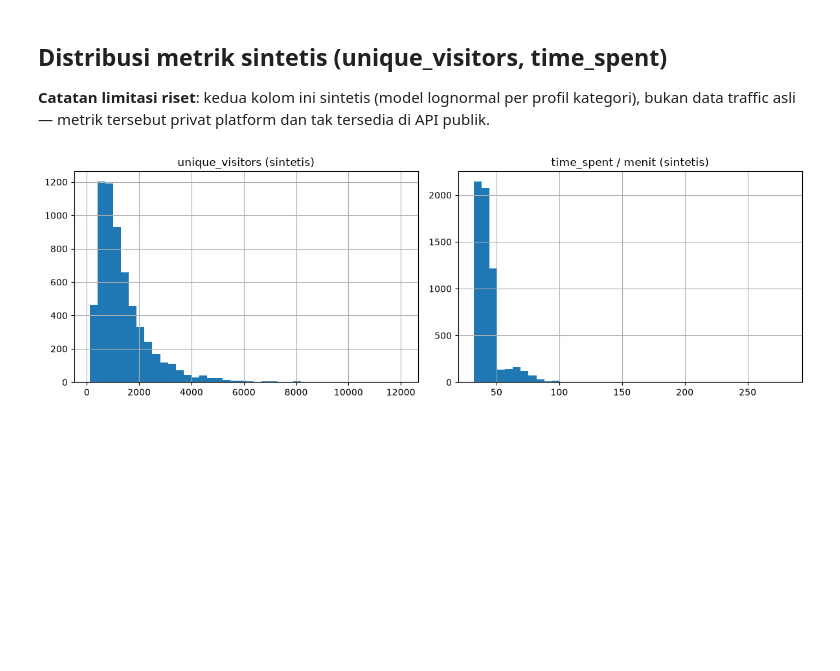
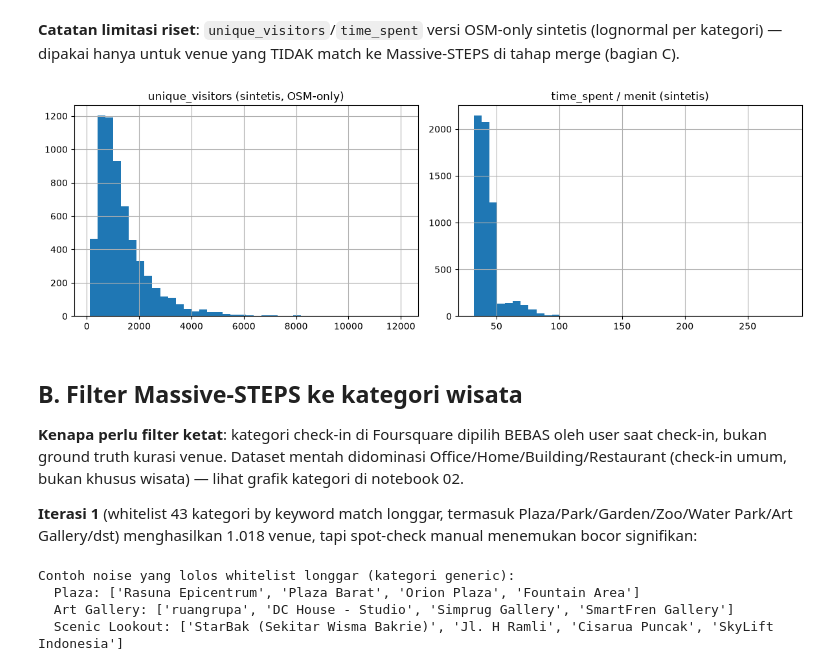
Before and after one commit to Hazjel/sistem-rekomendasi-destinasi-wisata-jakarta, a Jupyter notebook: docs/notebooks/03_data_processing.ipynb, the cells around one changed output. Drawn from its saved outputs; the diff is of its cells as text; code cells hidden in the pictures; blank space fills up the shorter version.

```diff
--- a/docs/notebooks/03_data_processing.ipynb
+++ b/docs/notebooks/03_data_processing.ipynb
@@ -62,0 +27,5 @@ Kolom: 25
+# %%
+osm_raw = pd.read_csv("../../data/raw/venues_raw.csv")
+osm_enriched = pd.read_csv("../../data/processed/venues_enriched.csv")
+print(f"OSM raw: {len(osm_raw)} venue")
+print(f"OSM enriched: {len(osm_enriched)} venue (kolom jam buka + metrik ditambahkan, jumlah row sama)")
@@ -79,16 +41,37 @@ plt.show()
-# %% [markdown]
-## Distribusi metrik sintetis (unique_visitors, time_spent)
-
-**Catatan limitasi riset**: kedua kolom ini sintetis (model lognormal per
-profil kategori), bukan data traffic asli — metrik tersebut privat
-platform dan tak tersedia di API publik.
+# %% [markdown]
+**Catatan limitasi riset**: `unique_visitors`/`time_spent` versi OSM-only
+sintetis (lognormal per kategori) — dipakai hanya untuk venue yang TIDAK
+match ke Massive-STEPS di tahap merge (bagian C).
 # %%
 fig, axes = plt.subplots(1, 2, figsize=(12, 4))
-df["unique_visitors"].hist(bins=40, ax=axes[0])
-axes[0].set_title("unique_visitors (sintetis)")
-df["time_spent"].hist(bins=40, ax=axes[1])
+osm_enriched["unique_visitors"].hist(bins=40, ax=axes[0])
+axes[0].set_title("unique_visitors (sintetis, OSM-only)")
+osm_enriched["time_spent"].hist(bins=40, ax=axes[1])
 axes[1].set_title("time_spent / menit (sintetis)")
 plt.tight_layout()
 plt.show()
 # %% [output]
-[figure, old version]
+[figure, new version]
+# %% [markdown]
+## B. Filter Massive-STEPS ke kategori wisata
+
+**Kenapa perlu filter ketat**: kategori check-in di Foursquare dipilih
+BEBAS oleh user saat check-in, bukan ground truth kurasi venue. Dataset
+mentah didominasi Office/Home/Building/Restaurant (check-in umum,
+bukan khusus wisata) — lihat grafik kategori di notebook 02.
+
+**Iterasi 1** (whitelist 43 kategori by keyword match longgar, termasuk
+Plaza/Park/Garden/Zoo/Water Park/Art Gallery/dst) menghasilkan 1.018 venue,
+tapi spot-check manual menemukan bocor signifikan:
+# %%
+steps_venues = pd.read_csv("../../data/raw/steps_venues_raw.csv")
+
+print("Contoh noise yang lolos whitelist longgar (kategori generic):")
+print("  Plaza:", steps_venues[steps_venues.venue_category == "Plaza"]["name"].head(4).tolist())
+print("  Art Gallery:", steps_venues[steps_venues.venue_category == "Art Gallery"]["name"].head(4).tolist())
+print("  Scenic Lookout:", steps_venues[steps_venues.venue_category == "Scenic Lookout"]["name"].head(4).tolist())
+# %% [output]
+Contoh noise yang lolos whitelist longgar (kategori generic):
+  Plaza: ['Rasuna Epicentrum', 'Plaza Barat', 'Orion Plaza', 'Fountain Area']
+  Art Gallery: ['ruangrupa', 'DC House - Studio', 'Simprug Gallery', 'SmartFren Gallery']
+  Scenic Lookout: ['StarBak (Sekitar Wisma Bakrie)', 'Jl. H Ramli', 'Cisarua Puncak', 'SkyLift Indonesia']
```
Also changed, not shown: parts of 22 cells of this notebook, 13 other files.
